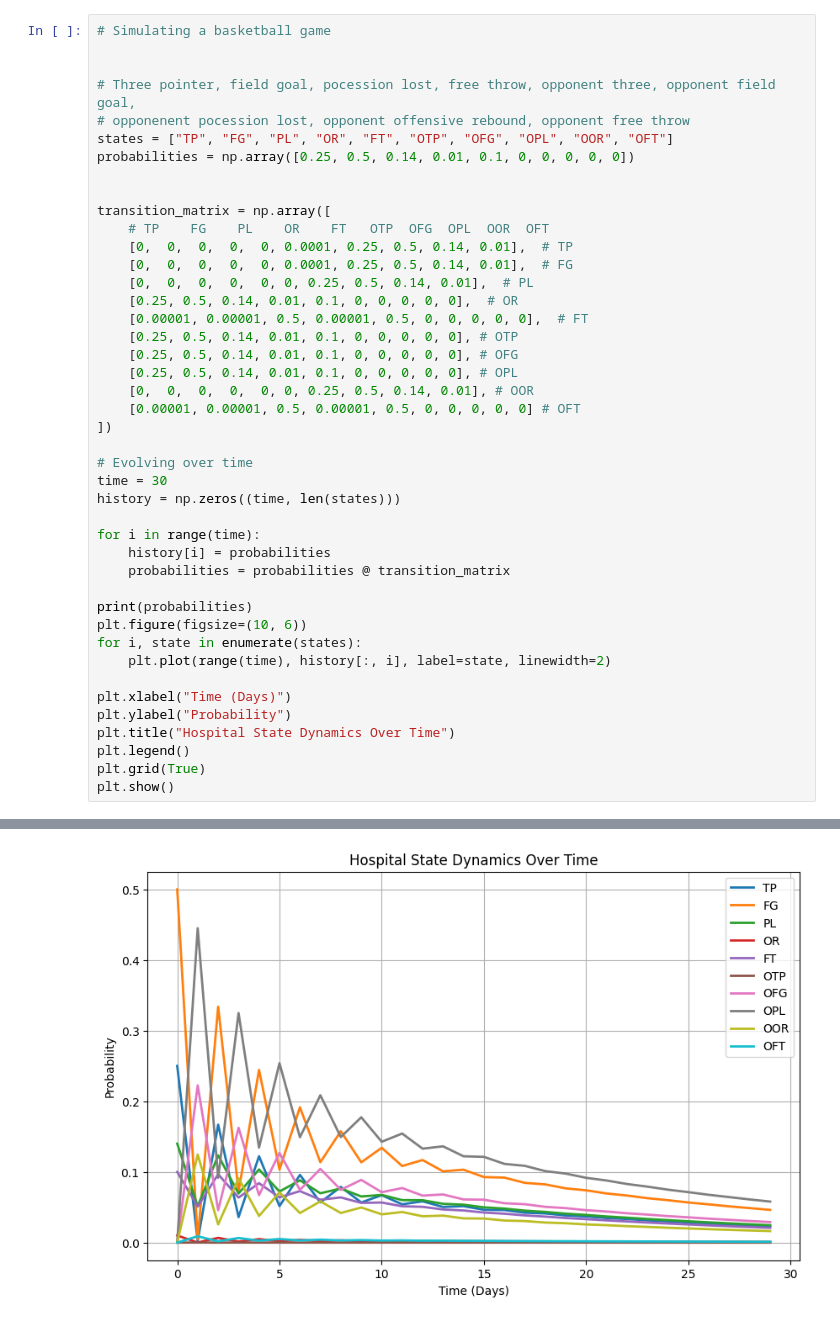
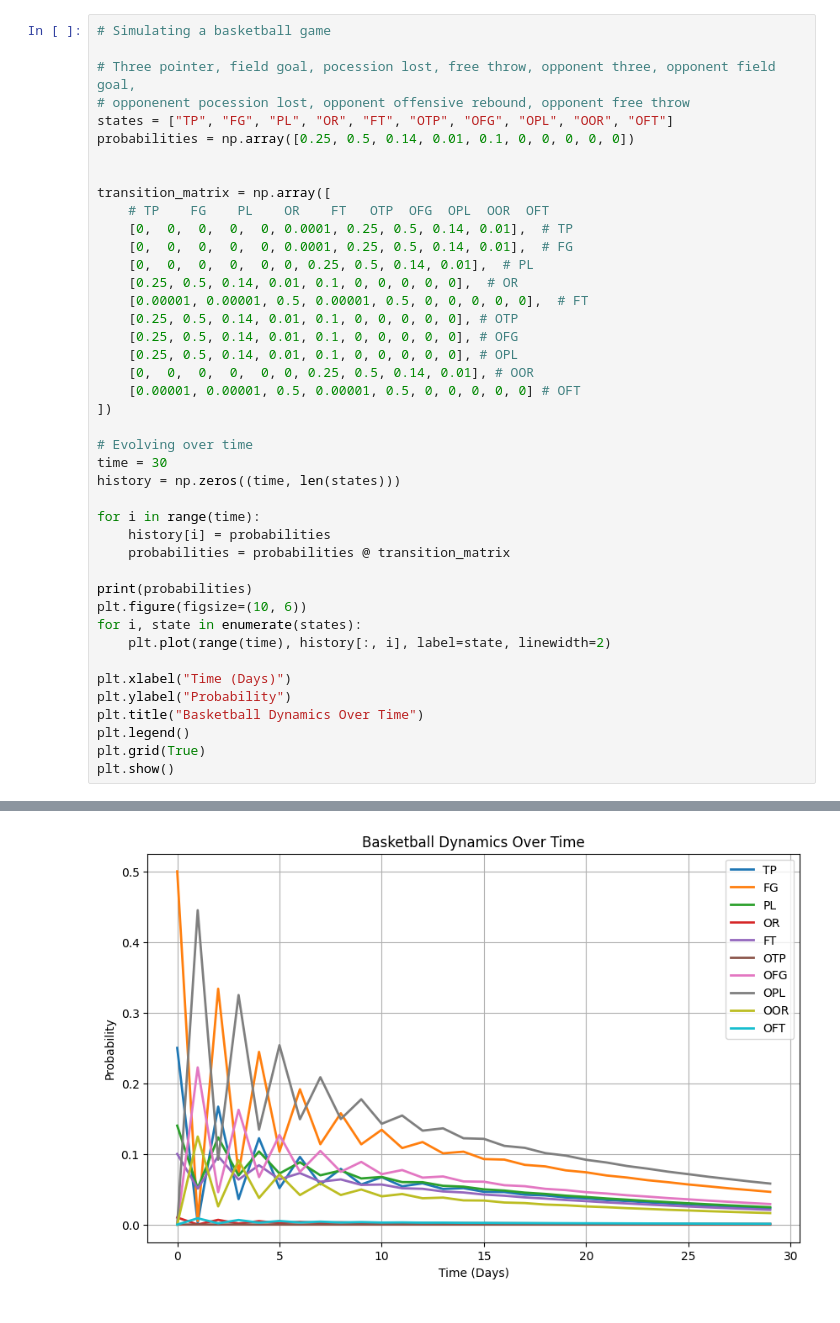
Before and after one commit to jchen-0808/AM115finalproject, a Jupyter notebook: main.ipynb, the cells around one changed output, grey strips where cells are left out. Saved outputs shown, nothing was run; the diff lists cells and outputs as text.

```diff
--- a/main.ipynb
+++ b/main.ipynb
@@ -4,6 +5,5 @@ import matplotlib.pyplot as plt
 # %%
 # Simulating a basketball game
-
 
 # Three pointer, field goal, pocession lost, free throw, opponent three, opponent field goal,
 # opponenent pocession lost, opponent offensive rebound, opponent free throw
@@ -20,32 +20,32 @@ transition_matrix = np.array([
     [0.00001, 0.00001, 0.5, 0.00001, 0.5, 0, 0, 0, 0, 0],  # FT
     [0.25, 0.5, 0.14, 0.01, 0.1, 0, 0, 0, 0, 0], # OTP
     [0.25, 0.5, 0.14, 0.01, 0.1, 0, 0, 0, 0, 0], # OFG
     [0.25, 0.5, 0.14, 0.01, 0.1, 0, 0, 0, 0, 0], # OPL
     [0,  0,  0,  0,  0, 0, 0.25, 0.5, 0.14, 0.01], # OOR
     [0.00001, 0.00001, 0.5, 0.00001, 0.5, 0, 0, 0, 0, 0] # OFT
 ])
 
 # Evolving over time
 time = 30
 history = np.zeros((time, len(states)))
 
 for i in range(time):
     history[i] = probabilities
     probabilities = probabilities @ transition_matrix
 
 print(probabilities)
 plt.figure(figsize=(10, 6))
 for i, state in enumerate(states):
     plt.plot(range(time), history[:, i], label=state, linewidth=2)
 
 plt.xlabel("Time (Days)")
 plt.ylabel("Probability")
-plt.title("Hospital State Dynamics Over Time")
+plt.title("Basketball Dynamics Over Time")
 plt.legend()
 plt.grid(True)
 plt.show()
 # %% [output]
 [2.20049536e-02 4.40096871e-02 2.33224264e-02 8.80409338e-04
  1.98016691e-02 6.94193152e-06 2.75540193e-02 5.51080387e-02
  1.54302508e-02 1.10216077e-03]
-[figure, old version]
+[figure, new version]
```
Also changed, not shown: parts of 4 cells of this notebook.
